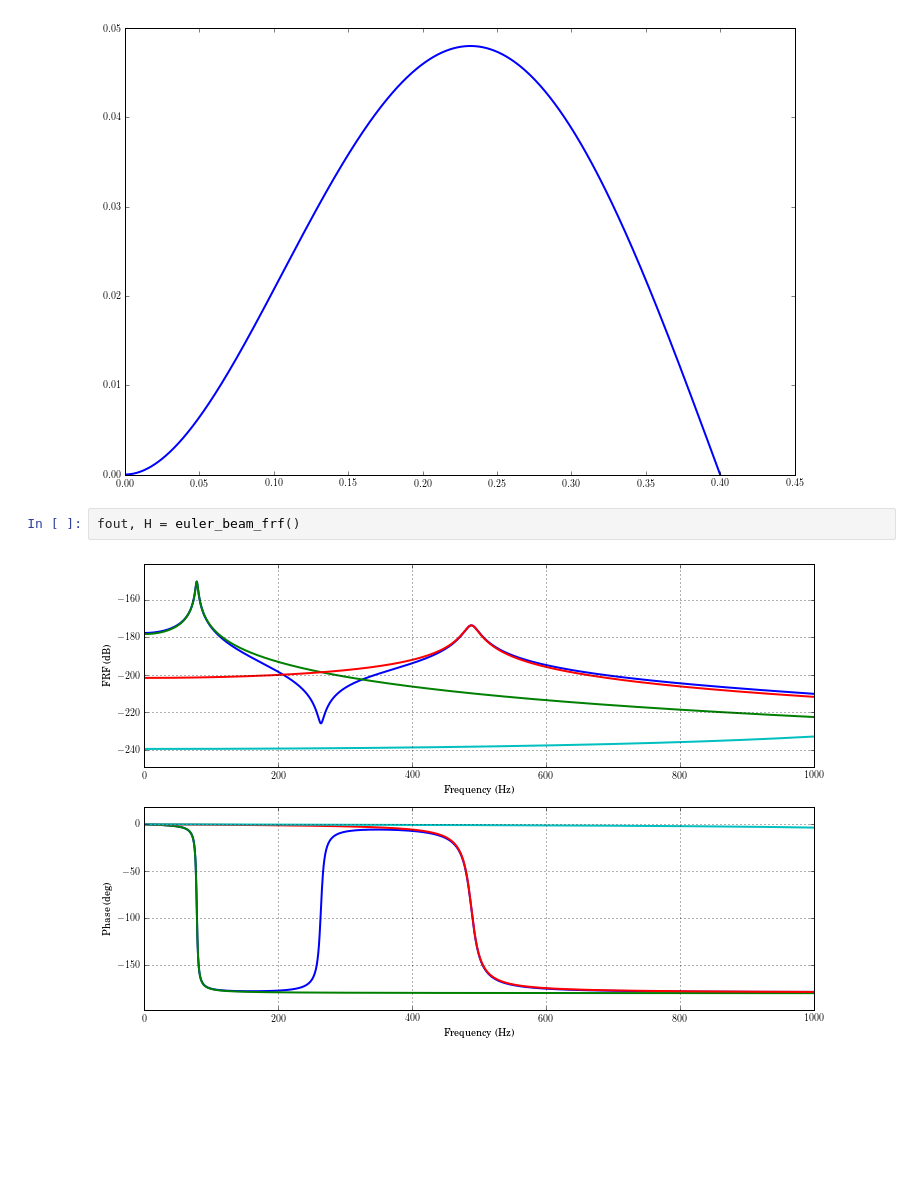
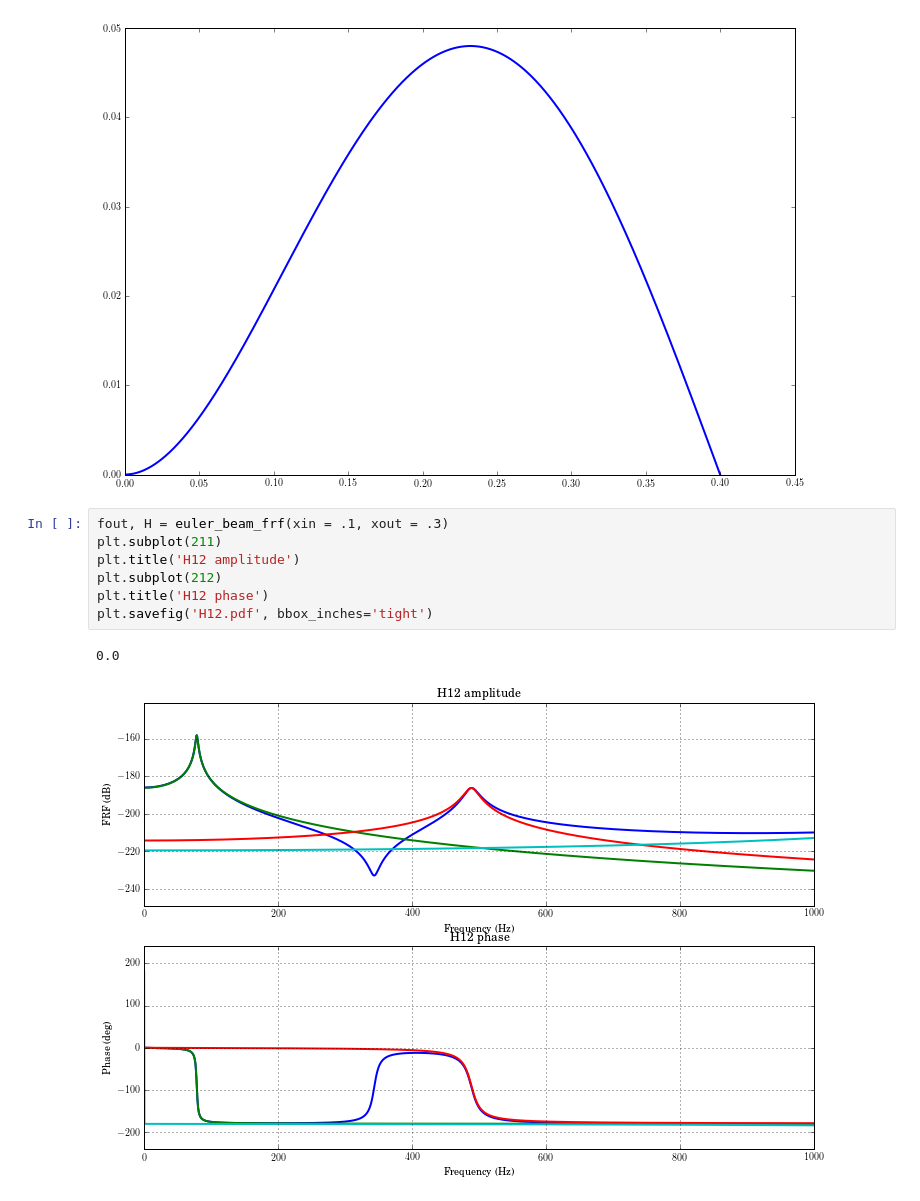
Before and after one commit to vibrationtoolbox/vibration_toolbox, a Jupyter notebook: vtoolbox Demos.ipynb, the cells around one changed output. Cells and saved outputs as stored; diff of their text form; blank space fills up the shorter version.

```diff
--- a/vtoolbox Demos.ipynb
+++ b/vtoolbox Demos.ipynb
@@ -13,7 +33,13 @@ plt.plot(x,U[:,0],'-')
 # %% [output]
 [<matplotlib.lines.Line2D at 0x...>]
 [figure]
-# %%
-fout, H = euler_beam_frf()
-# %% [output]
-[figure, removed]
+# %%
+fout, H = euler_beam_frf(xin = .1, xout = .3)
+plt.subplot(211)
+plt.title('H12 amplitude')
+plt.subplot(212)
+plt.title('H12 phase')
+plt.savefig('H12.pdf', bbox_inches='tight')
+# %% [output]
+0.0
+[figure, added]
```
Also changed, not shown: parts of 10 cells of this notebook, 3 other files.
